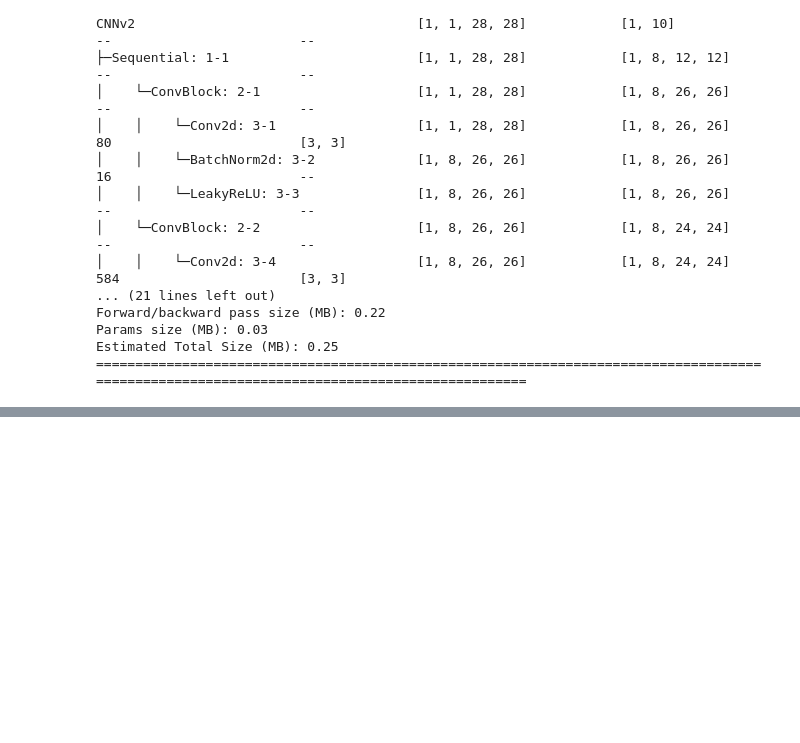
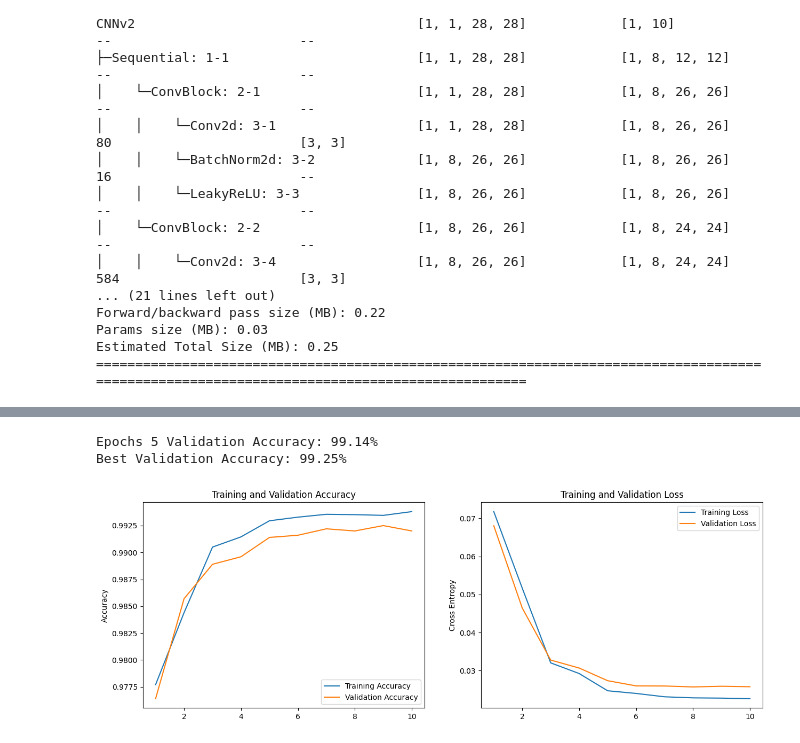
Before and after one commit to aka-vm/Hello-CV, a Jupyter notebook: MNIST-Digit 8k params/Version 3.ipynb, the cells around one changed output, grey strips where cells are left out. Cells and saved outputs as stored; diff of their text form; code cells hidden in the pictures; blank space fills up the shorter version.

```diff
--- a/MNIST-Digit 8k params/Version 3.ipynb
+++ b/MNIST-Digit 8k params/Version 3.ipynb
@@ -119,7 +119,7 @@ class DepthwiseConvBlock(nn.Module):
         kernel_size: int = 3,
         stride: int = 1,
     ):
-        super(DepthwiseConvBlock, self).__init__()
+        super().__init__()
         self.depth_wise_conv = nn.Conv2d(in_channels, in_channels, kernel_size, groups=in_channels)
         self.point_wise_conv = nn.Conv2d(in_channels, out_channels, 1)
         self.bn = nn.BatchNorm2d(out_channels)
@@ -407,0 +496,26 @@ print(f"5th epoch test accuracy: {history_df['test_accuracy'][5]}")
+# %%
+mobile_cnn = MobileCNN()
+model_dir = PROJECT_PATH / "runs" / model_name
+
+callbacks = [
+    partial(log_model_performance, model_dir=model_dir),
+    partial(save_model, model_dir=model_dir),
+]
+
+loss_func = nn.CrossEntropyLoss()
+optimizer = optim.Adam(mobile_cnn.parameters(), lr = 0.008)      # optimizer.param_groups[0]['lr']
+scheduler = torch.optim.lr_scheduler.StepLR(optimizer, 1, gamma = 0.5)
+
+num_epochs = 10
+print(model_name)
+history = train(
+    num_epochs = num_epochs,
+    network = mobile_cnn,
+    train_loader = train_dataloader,
+    val_loader = test_dataloader,
+    optimizer = optimizer,
+    loss_func = loss_func,
+    scheduler = scheduler,
+    callbacks = callbacks,
+    device=device,
+)
@@ -407,0 +540,13 @@ print(f"5th epoch test accuracy: {history_df['test_accuracy'][5]}")
+# %%
+history_df = pd.DataFrame(history).T
+
+plot_history(
+    history_df['train_accuracy_score'],
+    history_df['val_accuracy_score'],
+    history_df['train_loss'],
+    history_df['val_loss'],
+)
+# %% [output]
+Epochs 5 Validation Accuracy: 99.14%
+Best Validation Accuracy: 99.25%
+[figure, added]
```
Also changed, not shown: parts of 13 cells of this notebook.
